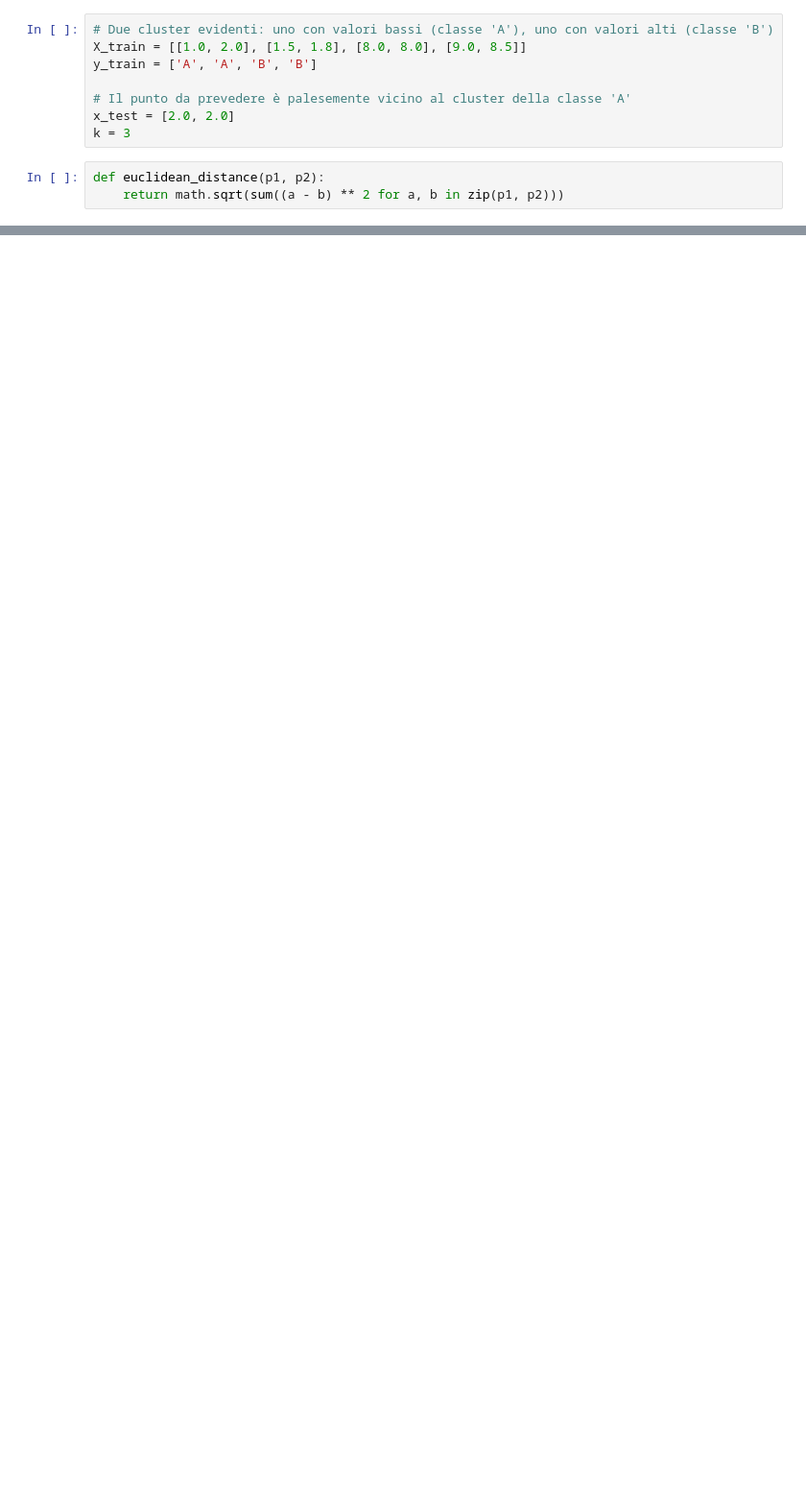
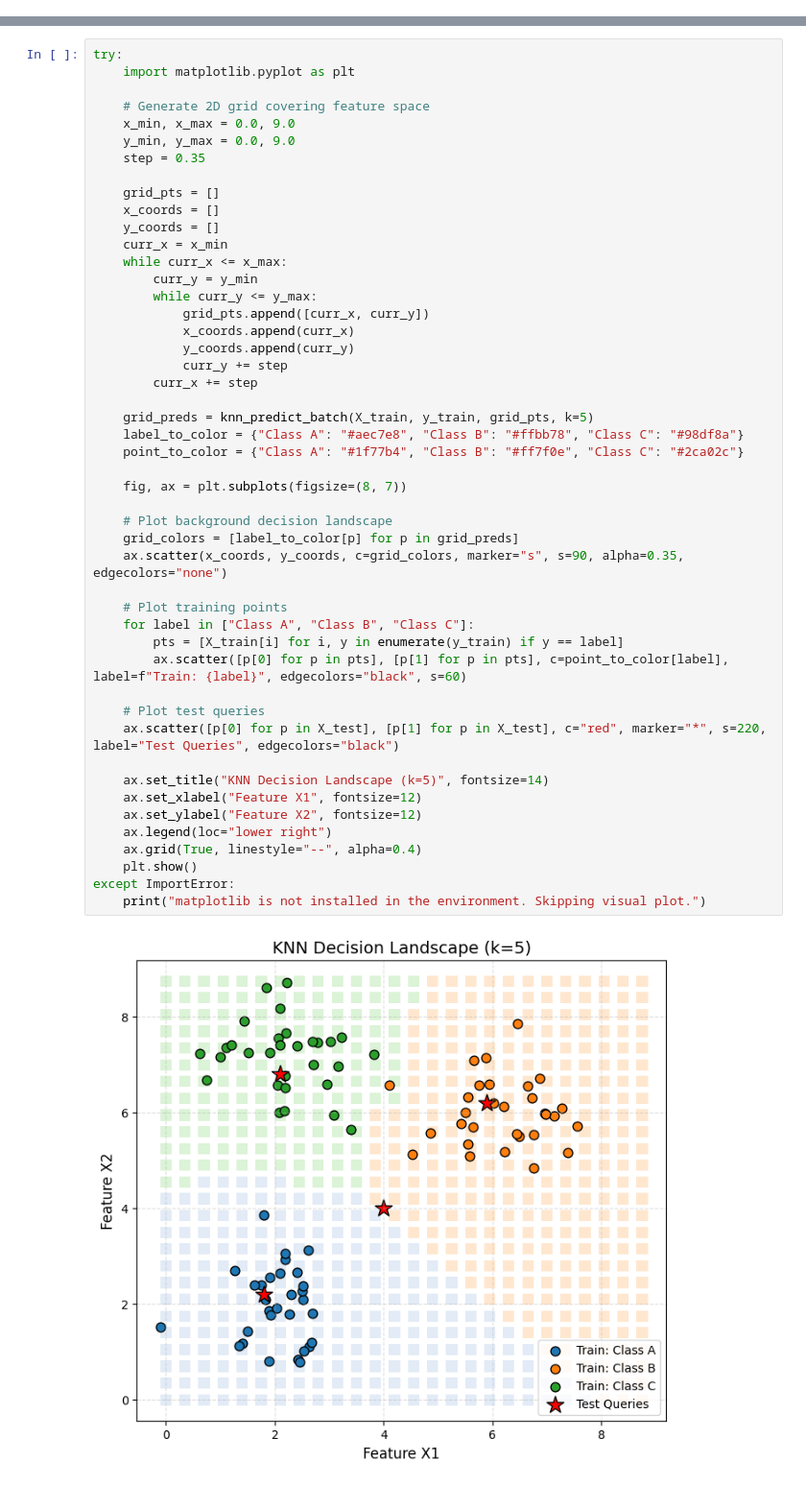
Before and after one commit to stefano-gamba/ml-aleph-bet, a Jupyter notebook: notebooks/knn.ipynb, the cells around one changed output, grey strips where cells are left out. Shown at 96% size. Saved outputs shown, nothing was run; the diff lists cells and outputs as text; blank space fills up the shorter version.

```diff
--- a/notebooks/knn.ipynb
+++ b/notebooks/knn.ipynb
@@ -3,11 +0,0 @@ import math
-# %%
-# Due cluster evidenti: uno con valori bassi (classe 'A'), uno con valori alti (classe 'B')
-X_train = [[1.0, 2.0], [1.5, 1.8], [8.0, 8.0], [9.0, 8.5]]
-y_train = ['A', 'A', 'B', 'B']
-
-# Il punto da prevedere è palesemente vicino al cluster della classe 'A'
-x_test = [2.0, 2.0]
-k = 3
-# %%
-def euclidean_distance(p1, p2):
-    return math.sqrt(sum((a - b) ** 2 for a, b in zip(p1, p2)))
@@ -74,0 +115,50 @@ def knn_optimized(X_train, y_train, x_test, k):
+# %%
+try:
+    import matplotlib.pyplot as plt
+
+    # Generate 2D grid covering feature space
+    x_min, x_max = 0.0, 9.0
+    y_min, y_max = 0.0, 9.0
+    step = 0.35
+
+    grid_pts = []
+    x_coords = []
+    y_coords = []
+    curr_x = x_min
+    while curr_x <= x_max:
+        curr_y = y_min
+        while curr_y <= y_max:
+            grid_pts.append([curr_x, curr_y])
+            x_coords.append(curr_x)
+            y_coords.append(curr_y)
+            curr_y += step
+        curr_x += step
+
+    grid_preds = knn_predict_batch(X_train, y_train, grid_pts, k=5)
+    label_to_color = {"Class A": "#aec7e8", "Class B": "#ffbb78", "Class C": "#98df8a"}
+    point_to_color = {"Class A": "#1f77b4", "Class B": "#ff7f0e", "Class C": "#2ca02c"}
+
+    fig, ax = plt.subplots(figsize=(8, 7))
+
+    # Plot background decision landscape
+    grid_colors = [label_to_color[p] for p in grid_preds]
+    ax.scatter(x_coords, y_coords, c=grid_colors, marker="s", s=90, alpha=0.35, edgecolors="none")
+
+    # Plot training points
+    for label in ["Class A", "Class B", "Class C"]:
+        pts = [X_train[i] for i, y in enumerate(y_train) if y == label]
+        ax.scatter([p[0] for p in pts], [p[1] for p in pts], c=point_to_color[label], label=f"Train: {label}", edgecolors="black", s=60)
+
+    # Plot test queries
+    ax.scatter([p[0] for p in X_test], [p[1] for p in X_test], c="red", marker="*", s=220, label="Test Queries", edgecolors="black")
+
+    ax.set_title("KNN Decision Landscape (k=5)", fontsize=14)
+    ax.set_xlabel("Feature X1", fontsize=12)
+    ax.set_ylabel("Feature X2", fontsize=12)
+    ax.legend(loc="lower right")
+    ax.grid(True, linestyle="--", alpha=0.4)
+    plt.show()
+except ImportError:
+    print("matplotlib is not installed in the environment. Skipping visual plot.")
+# %% [output]
+[figure, added]
```
Also changed, not shown: parts of 13 cells of this notebook, 4 other files.
